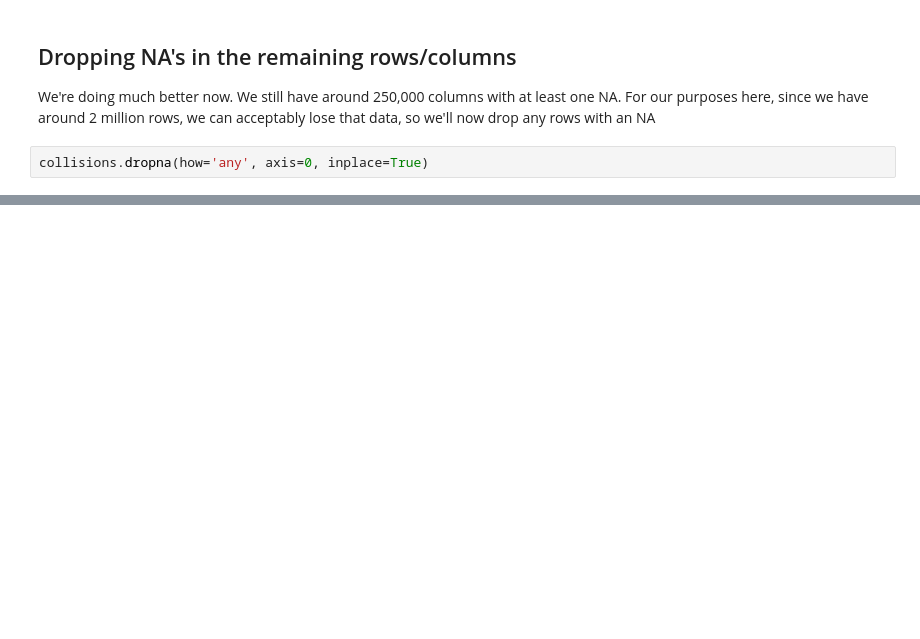
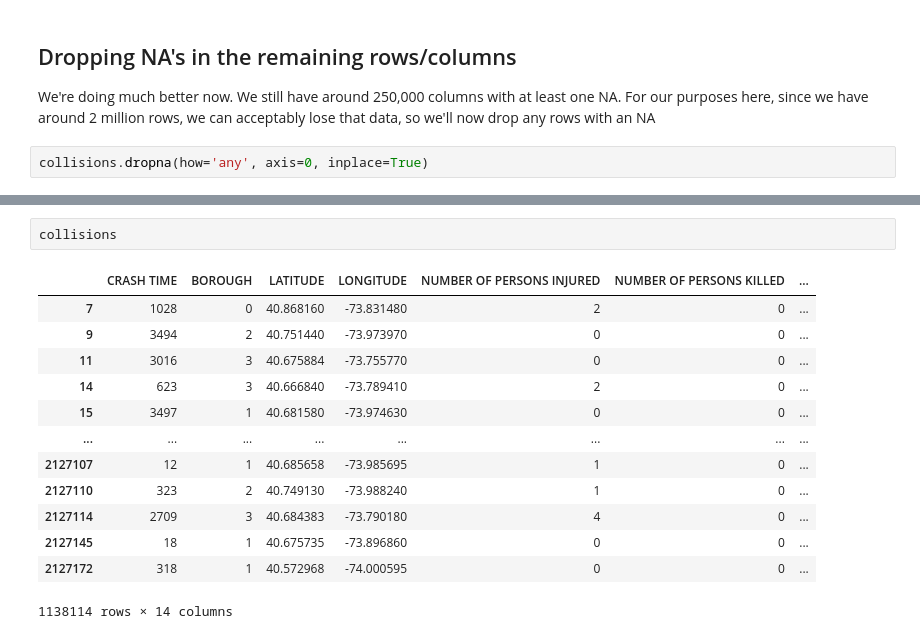
Before and after one commit to jackr276/Manhattan-Data-Regression-Analysis, a Jupyter notebook: Motor Vehicle Collisions Analysis.ipynb, the cells around one changed output, grey strips where cells are left out. Saved outputs shown, nothing was run; the diff lists cells and outputs as text; blank space fills up the shorter version.

```diff
--- a/Motor Vehicle Collisions Analysis.ipynb
+++ b/Motor Vehicle Collisions Analysis.ipynb
@@ -167,0 +266,16 @@ dtype: int64
+# %%
+collisions
+# %% [output]
+|  | CRASH TIME | BOROUGH | LATITUDE | LONGITUDE | NUMBER OF PERSONS INJURED | NUMBER OF PERSONS KILLED | ... |
+| 7 | 1028 | 0 | 40.868160 | -73.831480 | 2 | 0 | ... |
+| 9 | 3494 | 2 | 40.751440 | -73.973970 | 0 | 0 | ... |
+| 11 | 3016 | 3 | 40.675884 | -73.755770 | 0 | 0 | ... |
+| 14 | 623 | 3 | 40.666840 | -73.789410 | 2 | 0 | ... |
+| 15 | 3497 | 1 | 40.681580 | -73.974630 | 0 | 0 | ... |
+| ... | ... | ... | ... | ... | ... | ... | ... |
+| 2127107 | 12 | 1 | 40.685658 | -73.985695 | 1 | 0 | ... |
+| 2127110 | 323 | 2 | 40.749130 | -73.988240 | 1 | 0 | ... |
+| 2127114 | 2709 | 3 | 40.684383 | -73.790180 | 4 | 0 | ... |
+| 2127145 | 18 | 1 | 40.675735 | -73.896860 | 0 | 0 | ... |
+| 2127172 | 318 | 1 | 40.572968 | -74.000595 | 0 | 0 | ... |
+1138114 rows × 14 columns
```
Also changed, not shown: parts of 19 cells of this notebook.
